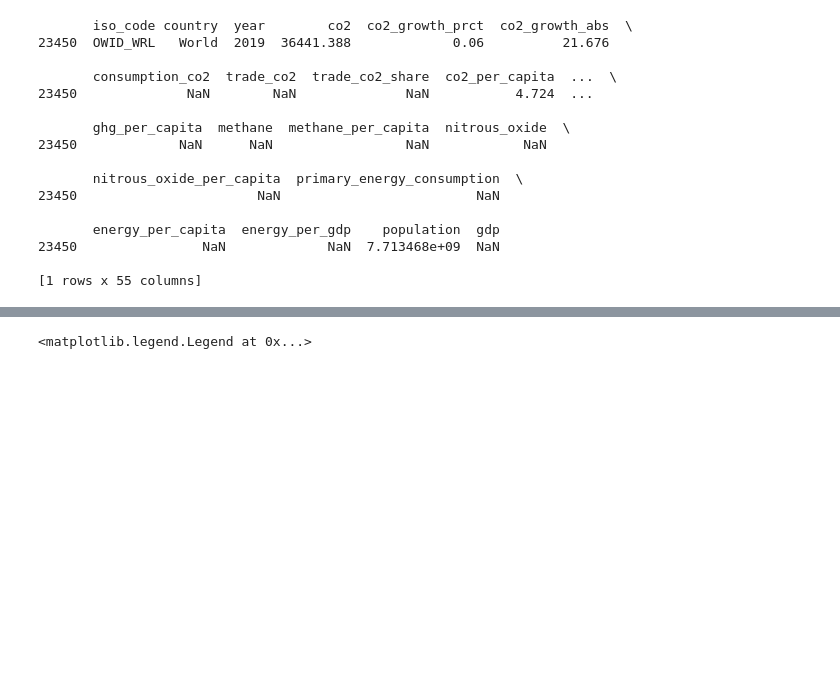
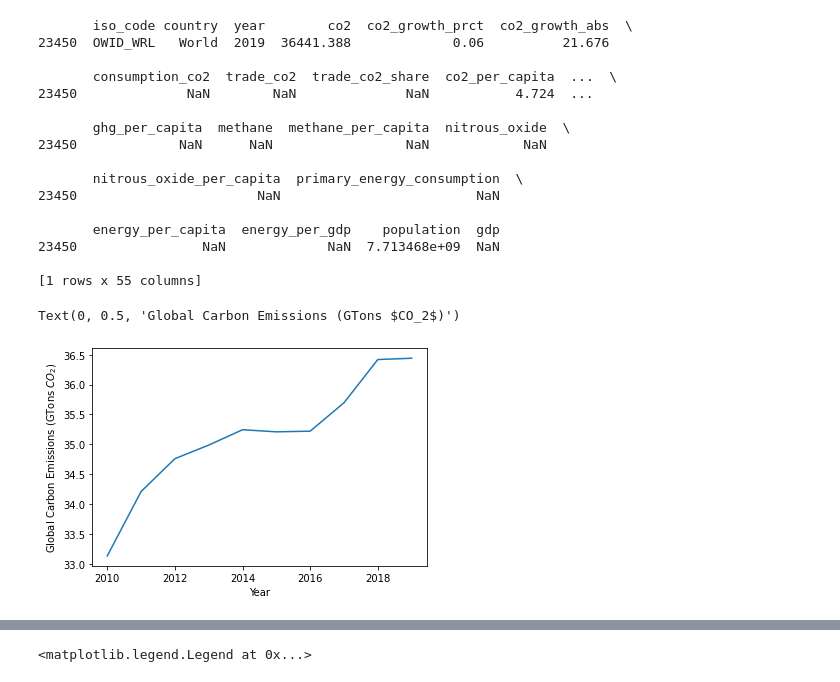
Before and after one commit to dodelson/Physics-of-Energy, a Jupyter notebook: 01_global_co2.ipynb, the cells around one changed output, grey strips where cells are left out. Cells and saved outputs as stored; diff of their text form; code cells hidden in the pictures; blank space fills up the shorter version.

```diff
--- a/01_global_co2.ipynb
+++ b/01_global_co2.ipynb
@@ -137,3 +137,10 @@ year=co2us['year']
+# %%
+plt.plot(year[-10:],emit[-10:]/1.e3)
+plt.xlabel('Year')
+plt.ylabel('Global Carbon Emissions (GTons $CO_2$)')
+# %% [output]
+Text(0, 0.5, 'Global Carbon Emissions (GTons $CO_2$)')
+[figure, added]
 # %%
 plt.plot(year,emit/3.664/1.e3)
 plt.xlabel('Year')
```
Also changed, not shown: parts of 6 cells of this notebook, 3 other files.
